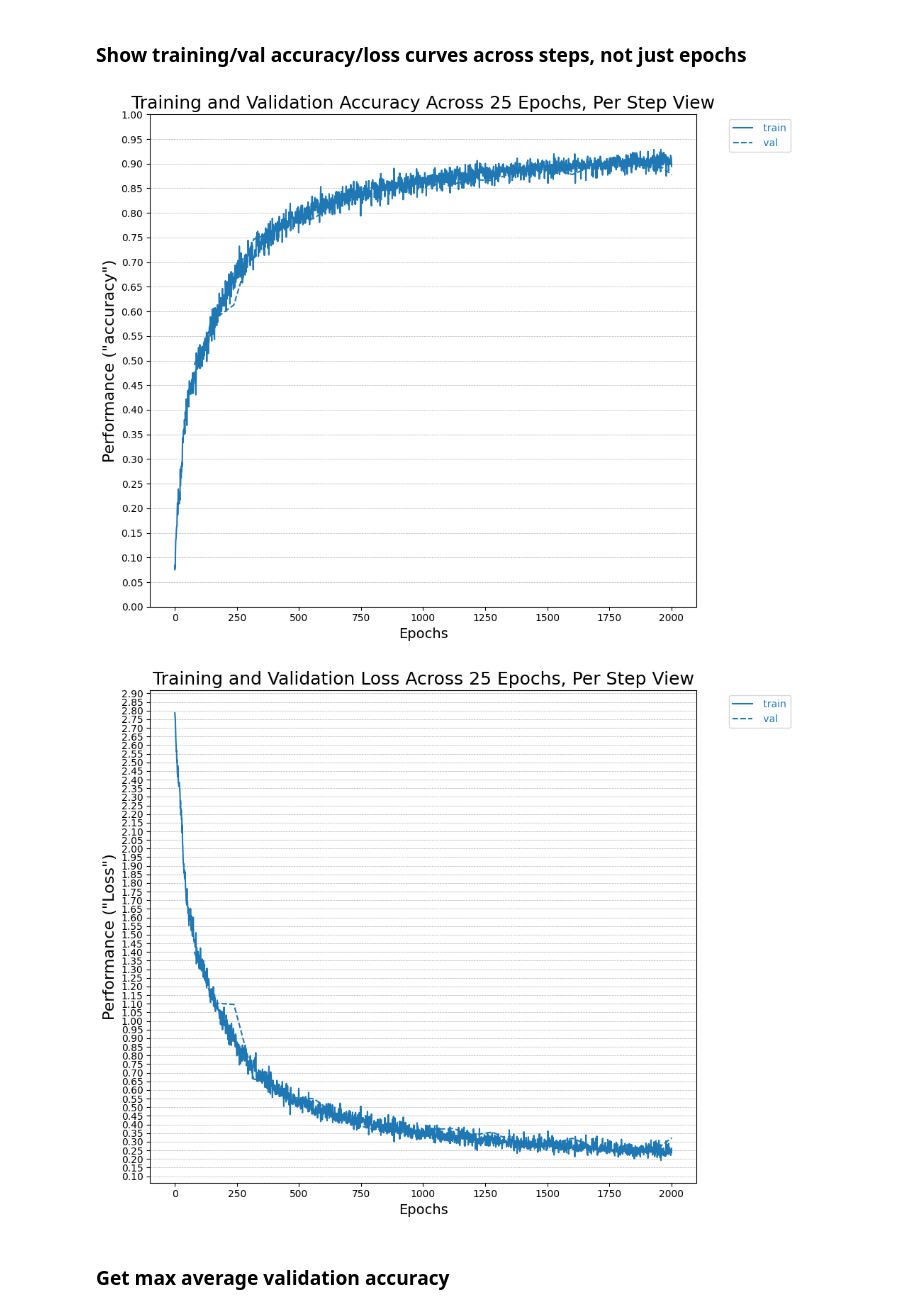
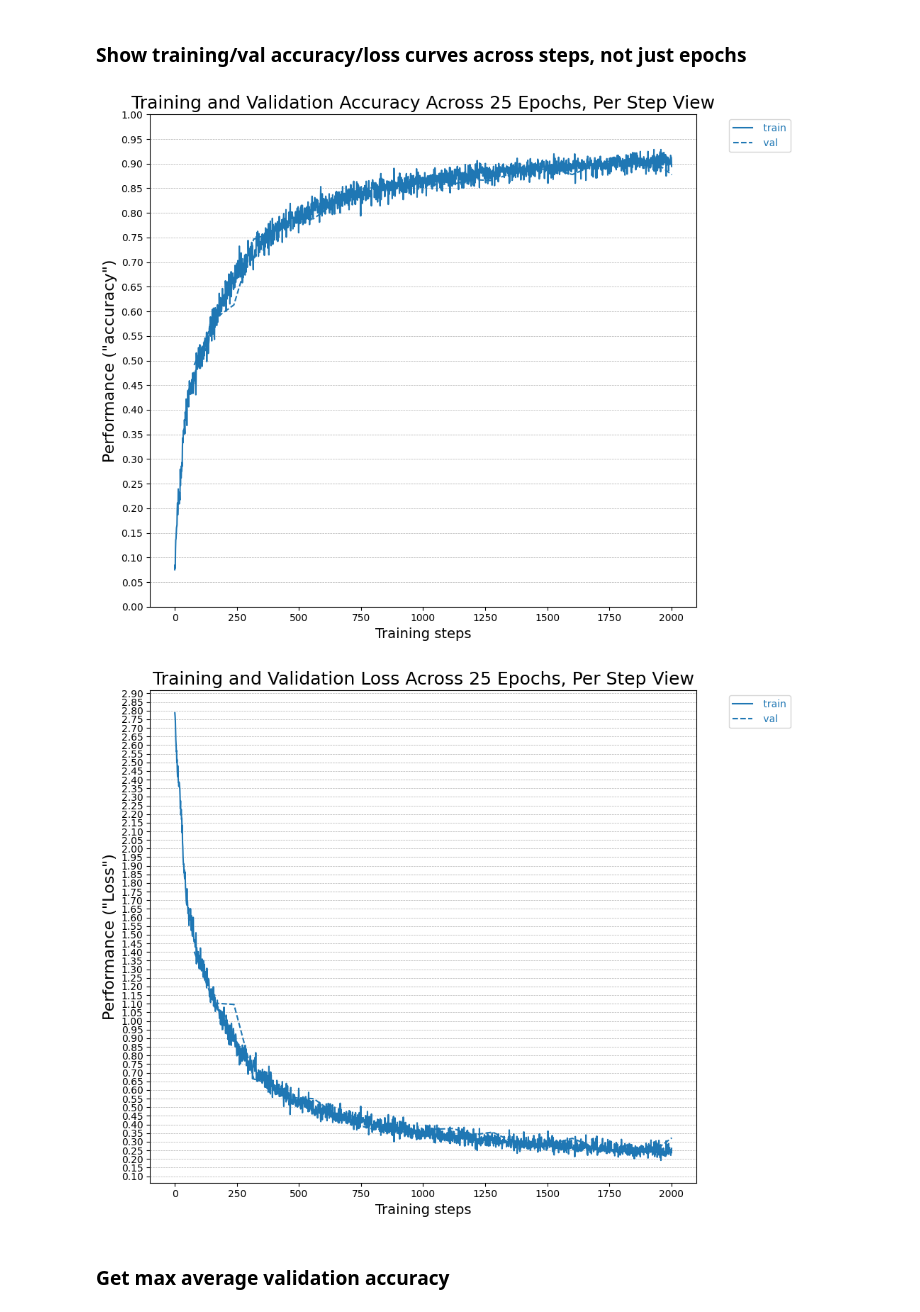
Before and after one commit to gzdor/Radio_Frequency_Fingerprinting_802.11, a Jupyter notebook: src/tools/ml_evaluation/model_evaluation.ipynb, the cells around one changed output. Drawn from its saved outputs; the diff is of its cells as text; code cells hidden in the pictures.

```diff
--- a/src/tools/ml_evaluation/model_evaluation.ipynb
+++ b/src/tools/ml_evaluation/model_evaluation.ipynb
@@ -305,7 +306,7 @@ val_loss = df[df['validation_loss'].notnull()]['validation_loss']
 %matplotlib inline
 plt.figure(figsize=(10,8))
 plt.title(f'Training and Validation Accuracy Across {n_epochs} Epochs, Per Step View', fontsize = 18)
-plt.xlabel('Epochs', fontsize = 14)
+plt.xlabel('Training steps', fontsize = 14)
 plt.ylabel(f'Performance ("accuracy")', fontsize = 16)
 ax = plt.gca()
 
@@ -316,36 +317,36 @@ plt.plot(val_acc, '--', label = ' val', color = color)
 legend = plt.legend(bbox_to_anchor = (1.05, 1.0), loc = 'upper left')
 
 ax = plt.gca()
 ax.set_ylim([0, 1])
 plt.grid(axis = 'y', linestyle = '--', linewidth = 0.5)
 ax.yaxis.set_major_locator(MultipleLocator(0.05))
 color_legend_texts(legend)
 plt.tight_layout()
 
 
 # Loss curves
 plt.figure(figsize=(10,8))
 plt.title(f'Training and Validation Loss Across {n_epochs} Epochs, Per Step View', fontsize = 18)
-plt.xlabel('Epochs', fontsize = 14)
+plt.xlabel('Training steps', fontsize = 14)
 plt.ylabel(f'Performance ("Loss")', fontsize = 16)
 ax = plt.gca()
 
 color = next(ax._get_lines.prop_cycler)['color']
 plt.plot(tr_loss, label = ' train', color = color)
 plt.plot(val_loss, '--', label = ' val', color = color)
 
 legend = plt.legend(bbox_to_anchor = (1.05, 1.0), loc = 'upper left')
 
 ax = plt.gca()
 plt.grid(axis = 'y', linestyle = '--', linewidth = 0.5)
 ax.yaxis.set_major_locator(MultipleLocator(0.05))
 color_legend_texts(legend)
 plt.tight_layout()
 
 plt.show()
 # %% [output]
-[figure, old version]
+[figure, new version]
-[figure, old version]
+[figure, new version]
 # %% [markdown]
 ### Get max average validation accuracy
 # %%
```
Also changed, not shown: parts of 16 cells of this notebook.
